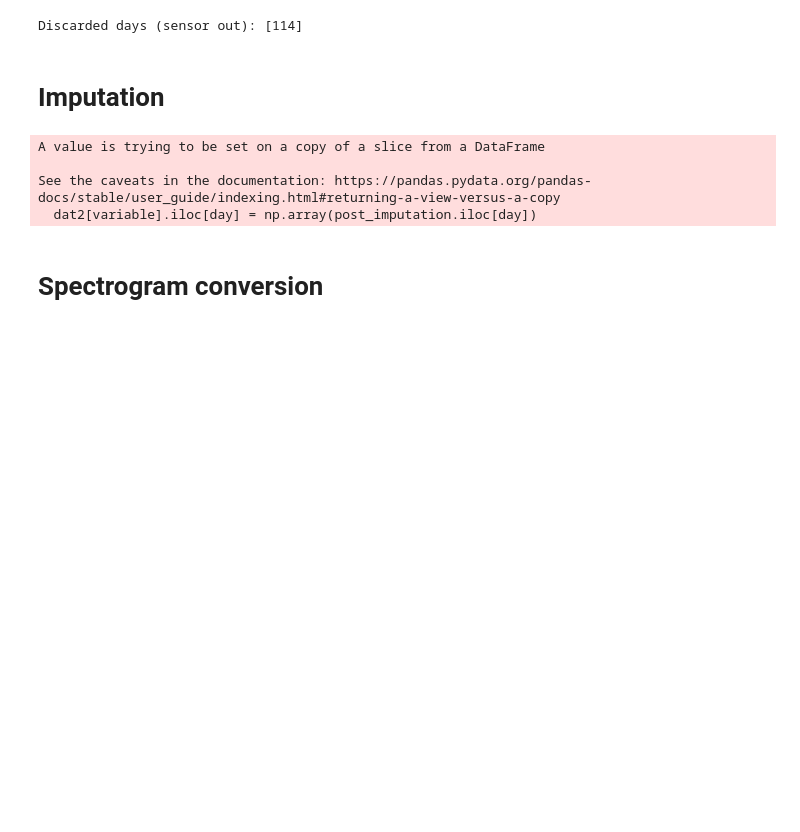
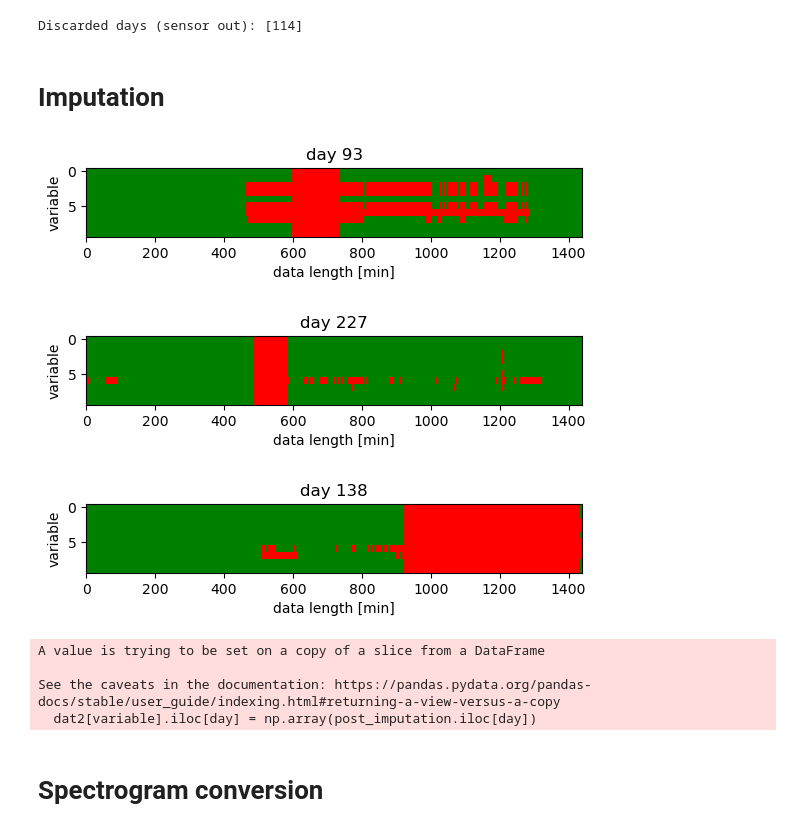
Before and after one commit to Yahnnosh/Sensor-Based-Modeling-of-Fatigue-Using-Transformer-Model, a Jupyter notebook: preproc_data_V3.ipynb, the cells around one changed output. Cells and saved outputs as stored; diff of their text form; code cells hidden in the pictures; blank space fills up the shorter version.

```diff
--- a/preproc_data_V3.ipynb
+++ b/preproc_data_V3.ipynb
@@ -343,6 +350,15 @@ print(f'Discarded days (sensor out): {discarded_days}')
 Discarded days (sensor out): [114]
 # %% [markdown]
 # Imputation
+# %%
+# visualize missing data (red: missing data, green: data)
+N = 3
+days = np.random.choice(data.shape[0], N, replace=False)
+na_visualizer(days, data)
+# %% [output]
+[figure, added]
+[figure, added]
+[figure, added]
 # %%
 # imputation (everything)
 MAX_FILL = 1440 # maximum imputation window (from both sides!)
```
Also changed, not shown: parts of 34 cells of this notebook.
